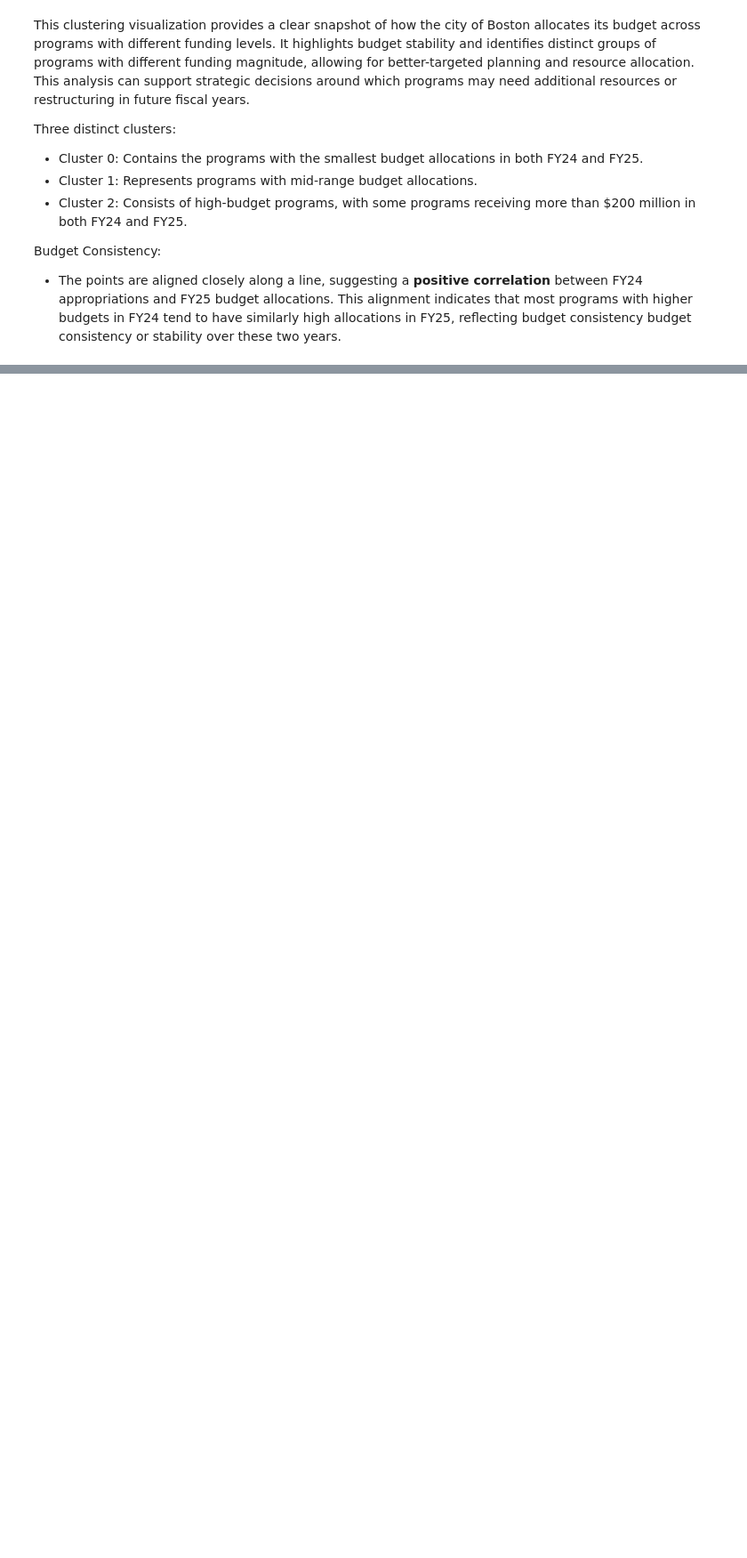
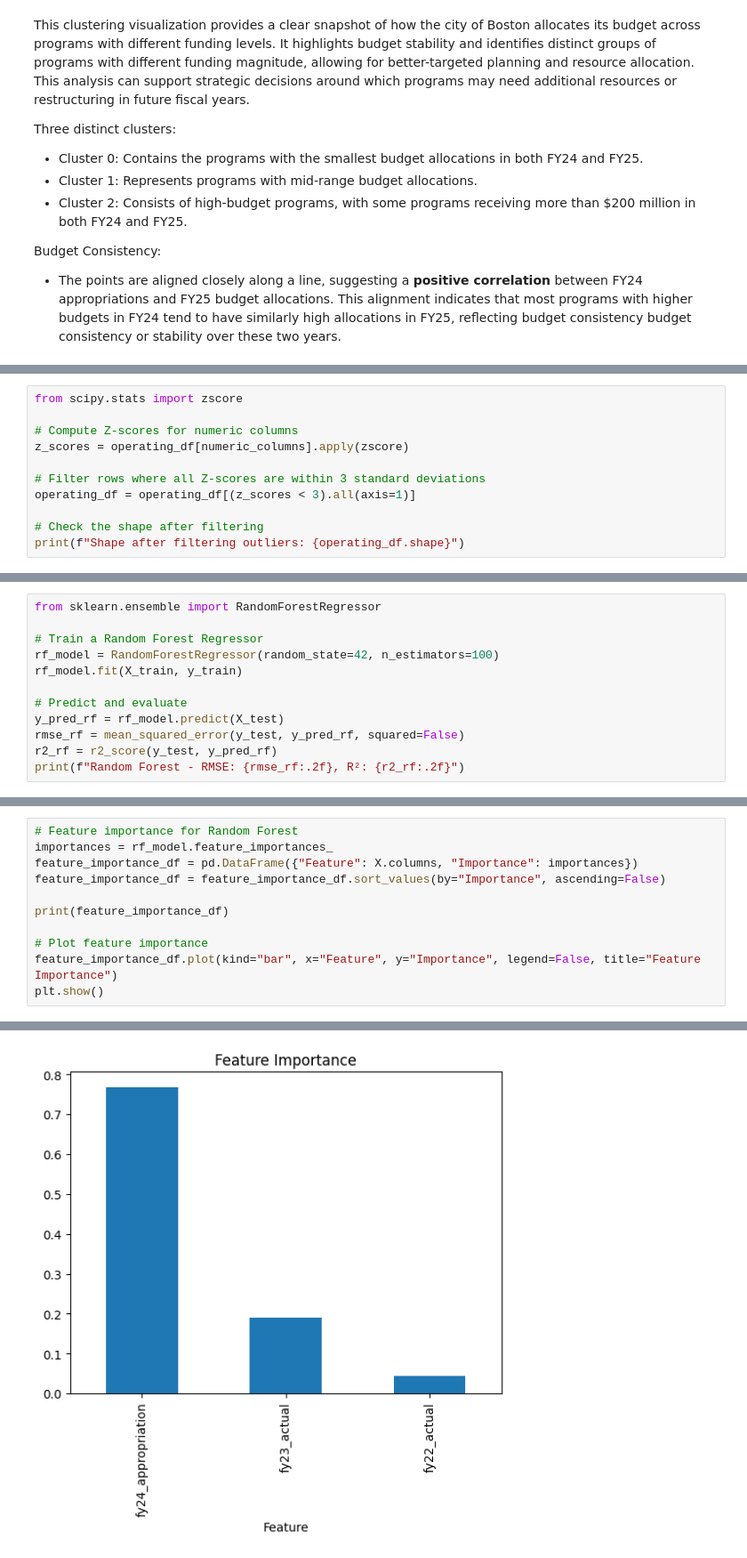
Before and after one commit to tungphaam/cs506-final-project, a Jupyter notebook: final_project.ipynb, the cells around one changed output, grey strips where cells are left out. Shown: that part at 89% size. Drawn from its saved outputs; the diff is of its cells as text; blank space fills up the shorter version.

```diff
--- a/final_project.ipynb
+++ b/final_project.ipynb
@@ -422,0 +444,11 @@ Budget Consistency:
+# %%
+from scipy.stats import zscore
+
+# Compute Z-scores for numeric columns
+z_scores = operating_df[numeric_columns].apply(zscore)
+
+# Filter rows where all Z-scores are within 3 standard deviations
+operating_df = operating_df[(z_scores < 3).all(axis=1)]
+
+# Check the shape after filtering
+print(f"Shape after filtering outliers: {operating_df.shape}")
@@ -422,0 +489,12 @@ Budget Consistency:
+# %%
+from sklearn.ensemble import RandomForestRegressor
+
+# Train a Random Forest Regressor
+rf_model = RandomForestRegressor(random_state=42, n_estimators=100)
+rf_model.fit(X_train, y_train)
+
+# Predict and evaluate
+y_pred_rf = rf_model.predict(X_test)
+rmse_rf = mean_squared_error(y_test, y_pred_rf, squared=False)
+r2_rf = r2_score(y_test, y_pred_rf)
+print(f"Random Forest - RMSE: {rmse_rf:.2f}, R²: {r2_rf:.2f}")
@@ -422,0 +519,12 @@ Budget Consistency:
+# %%
+# Feature importance for Random Forest
+importances = rf_model.feature_importances_
+feature_importance_df = pd.DataFrame({"Feature": X.columns, "Importance": importances})
+feature_importance_df = feature_importance_df.sort_values(by="Importance", ascending=False)
+
+print(feature_importance_df)
+
+# Plot feature importance
+feature_importance_df.plot(kind="bar", x="Feature", y="Importance", legend=False, title="Feature Importance")
+plt.show()
+# %% [output]
@@ -422,0 +535 @@ Budget Consistency:
+[figure, added]
```
Also changed, not shown: parts of 15 cells of this notebook, 1 other file.
